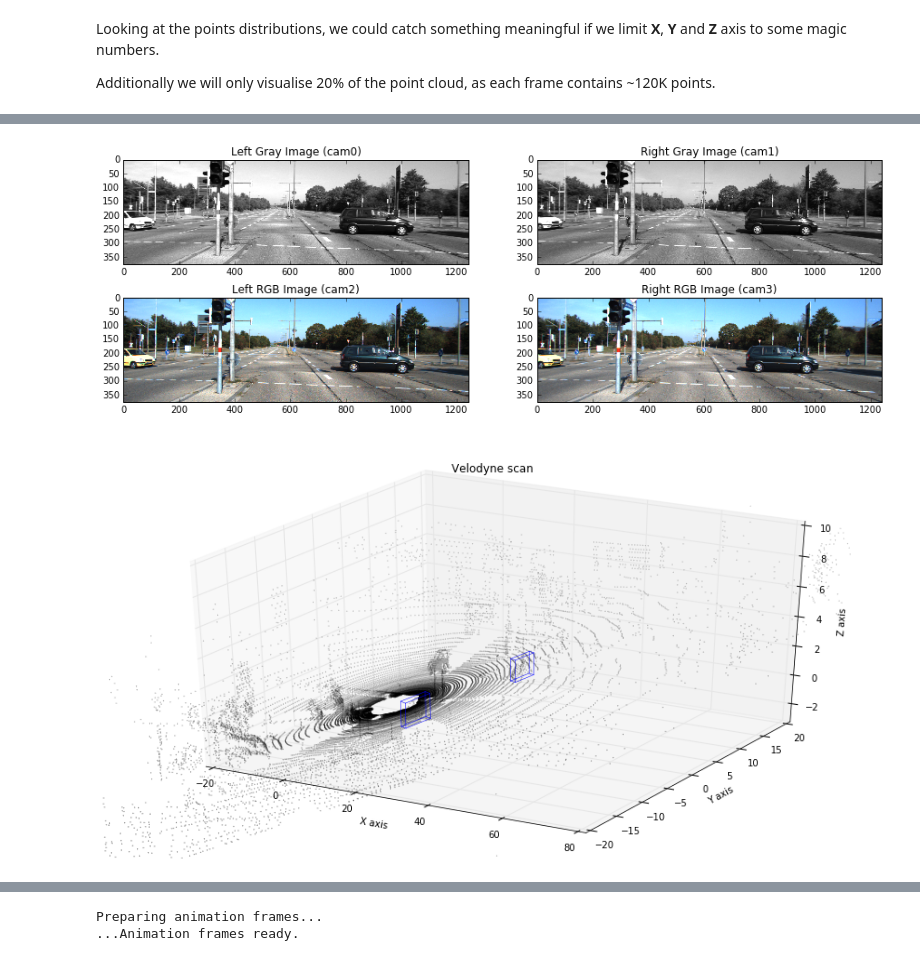
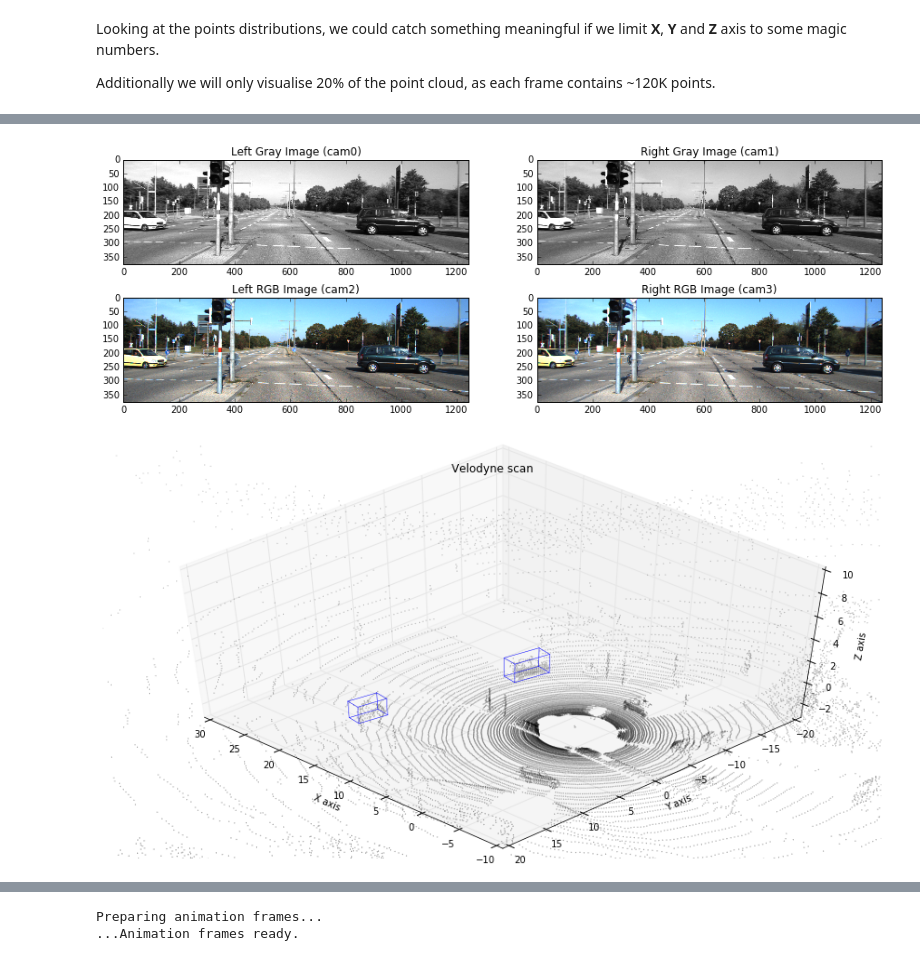
Before and after one commit to alexstaravoitau/KITTI-Dataset, a Jupyter notebook: kitti-dataset.ipynb, the cells around one changed output, grey strips where cells are left out. Saved outputs shown, nothing was run; the diff lists cells and outputs as text; code cells hidden in the pictures.

Commit message:
Add option to choose view angle when generating 3d view. Also option to control axis limits in 3d view.

```diff
--- a/kitti-dataset.ipynb
+++ b/kitti-dataset.ipynb
@@ -197,7 +197,7 @@ def display_frame_statistics(dataset, tracklet_rects, tracklet_types, frame, poi
     point_size = 0.01 * (1. / points)
     velo_range = range(0, velo[frame].shape[0], points_step)
     velo_frame = velo[frame][velo_range, :]
-    def draw_point_cloud(ax, title, axes=[0, 1, 2]):
+    def draw_point_cloud(ax, title, axes=[0, 1, 2], xlim3d=None, ylim3d=None, zlim3d=None):
         """
         Convenient method for drawing various point cloud projections as a part of frame statistics.
         """
@@ -205,6 +205,7 @@ def display_frame_statistics(dataset, tracklet_rects, tracklet_types, frame, poi
         ax.set_title(title)
         ax.set_xlabel('{} axis'.format(axes_str[axes[0]]))
         ax.set_ylabel('{} axis'.format(axes_str[axes[1]]))
+
         if len(axes) > 2:
             ax.set_xlim3d(*axes_limits[axes[0]])
             ax.set_ylim3d(*axes_limits[axes[1]])
@@ -213,13 +214,25 @@ def display_frame_statistics(dataset, tracklet_rects, tracklet_types, frame, poi
         else:
             ax.set_xlim(*axes_limits[axes[0]])
             ax.set_ylim(*axes_limits[axes[1]])
+        # User specified limits
+        if xlim3d!=None:
+            ax.set_xlim3d(xlim3d)
+        if ylim3d!=None:
+            ax.set_ylim3d(ylim3d)
+        if zlim3d!=None:
+            ax.set_zlim3d(zlim3d)
+
         for t_rects, t_type in zip(tracklet_rects[frame], tracklet_types[frame]):
             draw_box(ax, t_rects, axes=axes, color=colors[t_type])
 
     # Draw point cloud data as 3D plot
     f2 = plt.figure(figsize=(15, 8))
     ax2 = f2.add_subplot(111, projection='3d')
-    draw_point_cloud(ax2, 'Velodyne scan')
+
+    # Select view point of 3d scene
+    ax2.view_init(elev=50., azim=135.)
+
+    draw_point_cloud(ax2, 'Velodyne scan', xlim3d=(-10,30))
     plt.show()
 
     # Draw point cloud data as plane projections
@@ -239,9 +252,10 @@ def display_frame_statistics(dataset, tracklet_rects, tracklet_types, frame, poi
         'Velodyne scan, YZ projection (X = 0), the car is moving towards the graph plane',
         axes=[1, 2] # Y and Z axes
     )
+
     plt.show()
 # %%
-frame = 1
+frame = 2
 
 display_frame_statistics(dataset, tracklet_rects, tracklet_types, frame)
 # %% [output]
@@ -249,2 +263,2 @@ Frame timestamp: 2011-09-26 13:13:08.591437
-[figure, old version]
+[figure, new version]
-[figure, old version]
+[figure, new version]
```
Also changed, not shown: parts of 2 cells of this notebook.
